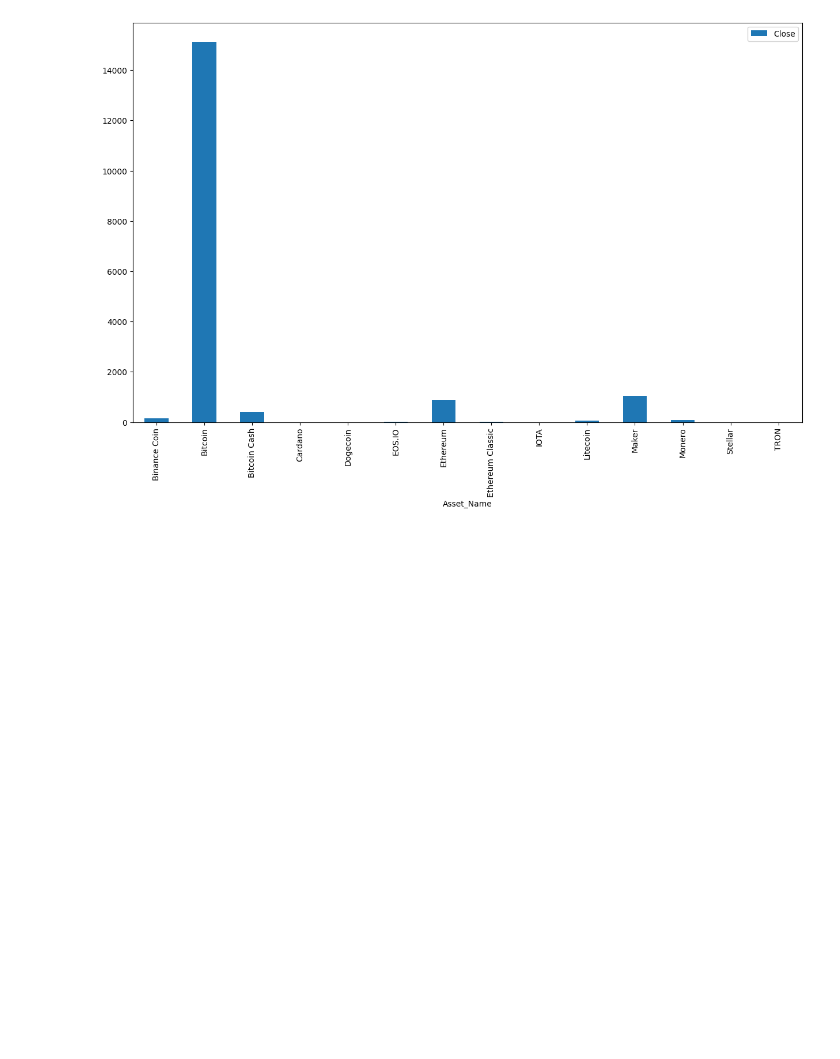
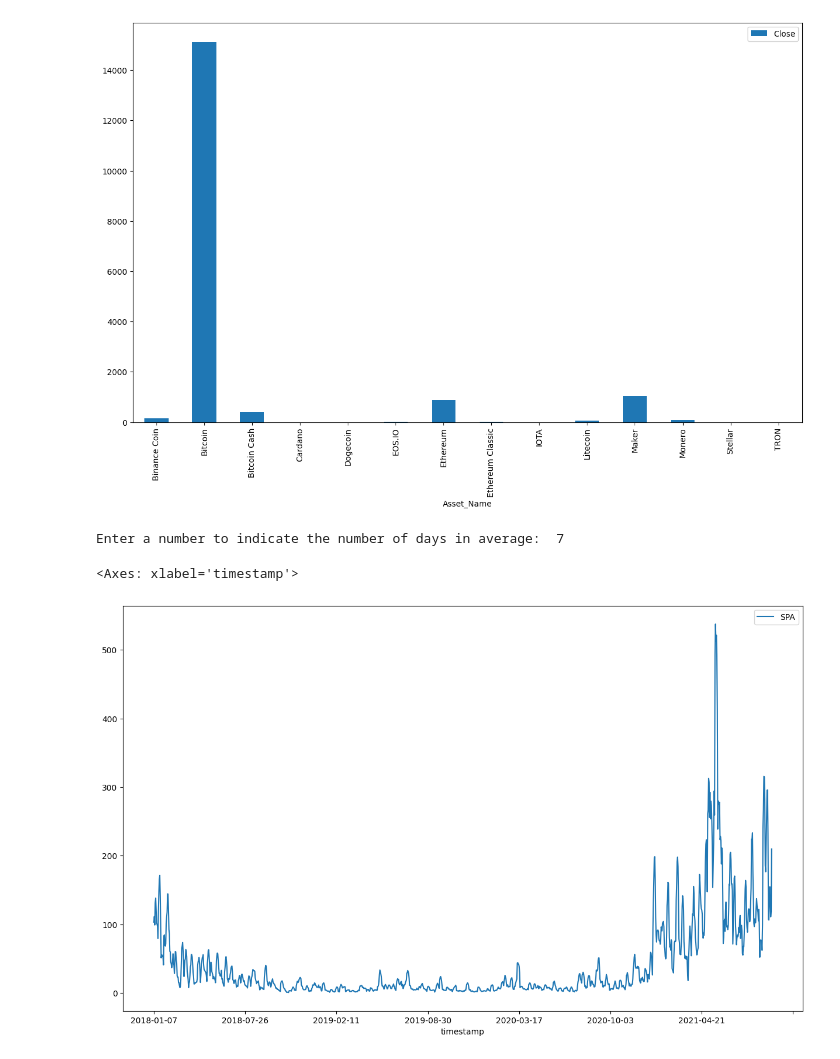
Before and after one commit to SafAnwar/gr-dataeng-data-challenge, a Jupyter notebook: Q3 (What a bollinger).ipynb, the cells around one changed output. Cells and saved outputs as stored; diff of their text form; code cells hidden in the pictures; blank space fills up the shorter version.

```diff
--- a/Q3 (What a bollinger).ipynb
+++ b/Q3 (What a bollinger).ipynb
@@ -9,12 +9,14 @@ dfsd.plot(kind = "bar")
 <Axes: xlabel='Asset_Name'>
 [figure]
 # %%
-import pandas as pd
-import matplotlib.pyplot as plt
-plt.rcParams['figure.figsize'] = [15,9]
-df = pd.read_csv('data/crypto.csv', parse_dates=[1])
+ethereum = df[df['Asset_Name'] == 'Ethereum']
 period = int(input("Enter a number to indicate the number of days in average: "))
-ethereum = df[df['Asset_Name'] == 'Ethereum'].copy()
-ethereum["Rolling"] = ethereum['Close'].rolling(period).mean()
-plt.plot(ethereum['timestamp'], ethereum['Rolling'])
-plt.show()
+ethereum = ethereum[["Close", "timestamp"]].copy()
+ethereum["SPA"] = ethereum["Close"].rolling(period).std()
+ethereum.dropna(inplace = True)
+ethereum.head()
+ethereum.set_index("timestamp")[["SPA"]].plot(label = "Ethereum", figsize=(15,9))
+# %% [output]
+Enter a number to indicate the number of days in average:  7
+<Axes: xlabel='timestamp'>
+[figure, added]
```
Also changed, not shown: 2 other files.
